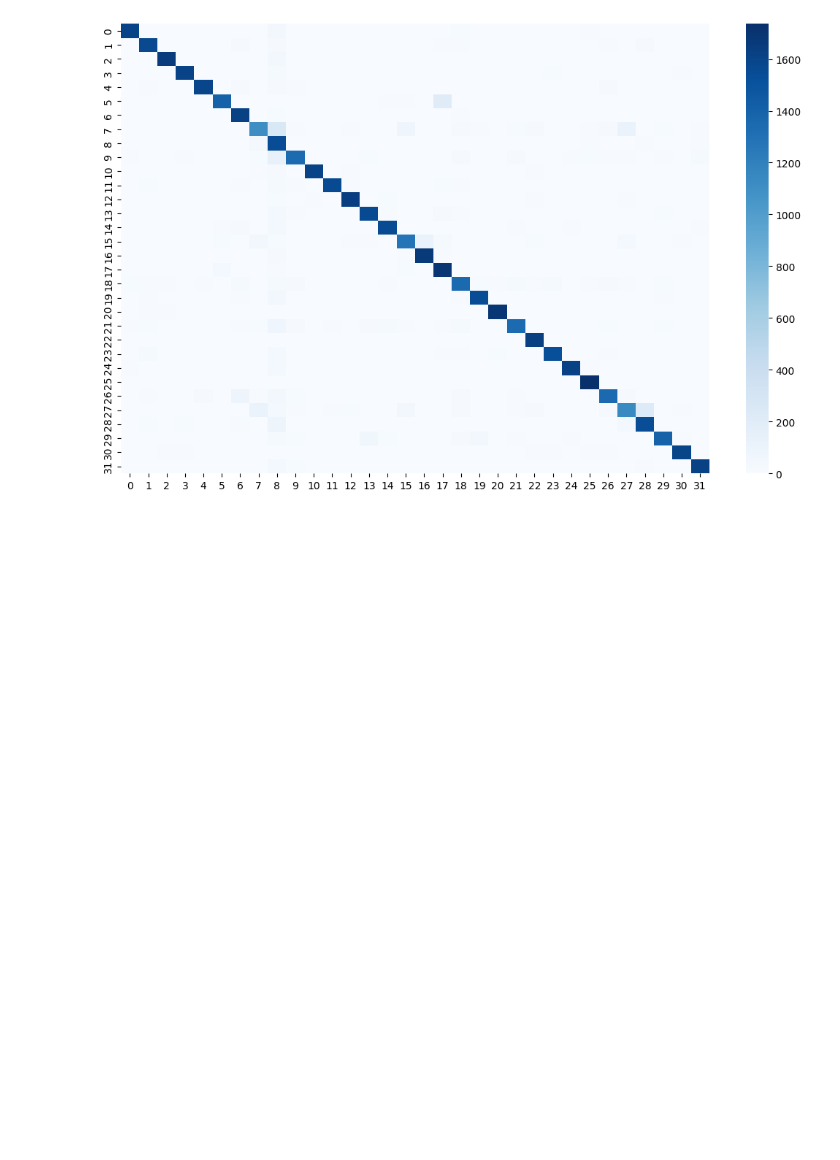
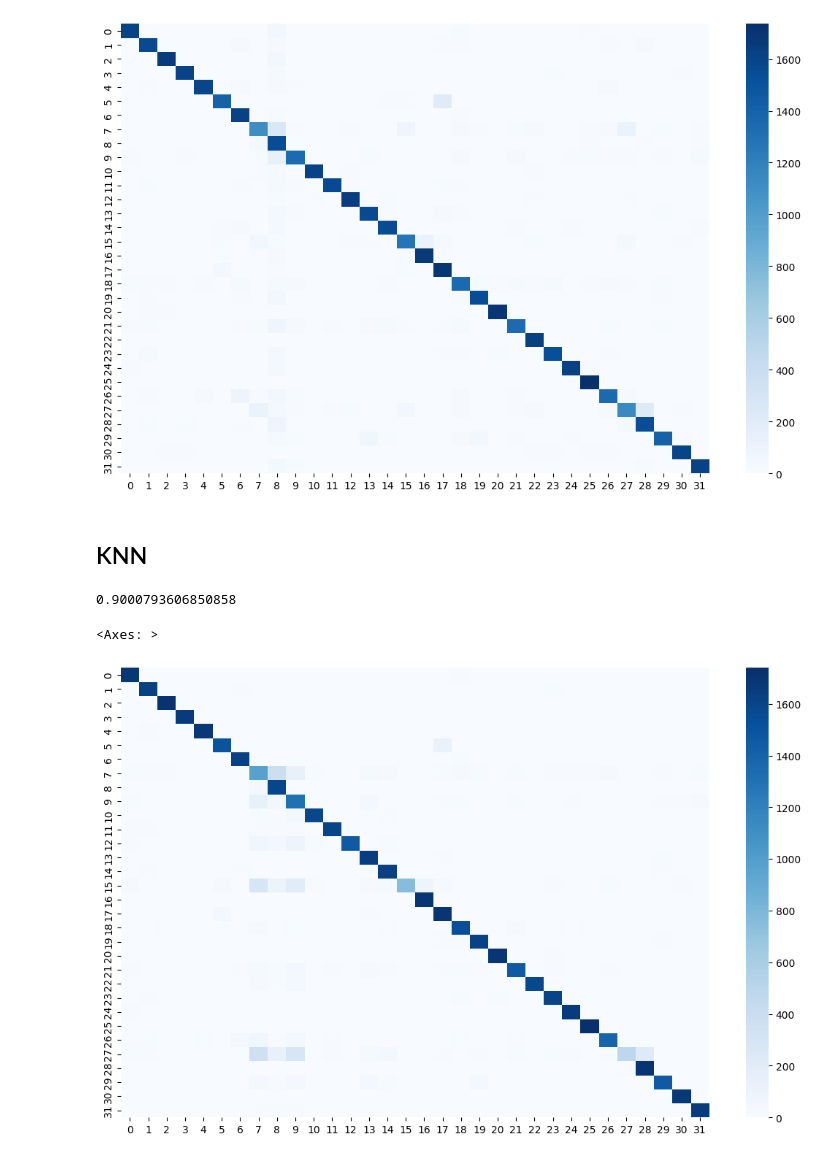
Before and after one commit to naman22a/Structural-Protein-Sequences-Classification, a Jupyter notebook: ML.ipynb, the cells around one changed output. Saved outputs shown, nothing was run; the diff lists cells and outputs as text; code cells hidden in the pictures; blank space fills up the shorter version.

Commit message:
feat: add CNN model and new ML models

```diff
--- a/ML.ipynb
+++ b/ML.ipynb
@@ -92,3 +92,22 @@ sns.heatmap(conf_mat, cmap="Blues")
 # %% [output]
 <Axes: >
 [figure]
+# %% [markdown]
+## KNN
+# %%
+from sklearn.neighbors import KNeighborsClassifier
+model = KNeighborsClassifier(n_jobs=-1)
+model.fit(X_train_df,y_train)
+KNN_pred = model.predict(X_test_df)
+prediction["KNN"] = accuracy_score(KNN_pred , y_test)
+print(prediction["KNN"])
+# %% [output]
+0.9000793606850858
+# %%
+conf_mat = confusion_matrix(y_test, KNN_pred)
+fig , ax = plt.subplots()
+fig.set_size_inches(13, 8)
+sns.heatmap(conf_mat, cmap="Blues")
+# %% [output]
+<Axes: >
+[figure, added]
```
Also changed, not shown: 2 other files.
